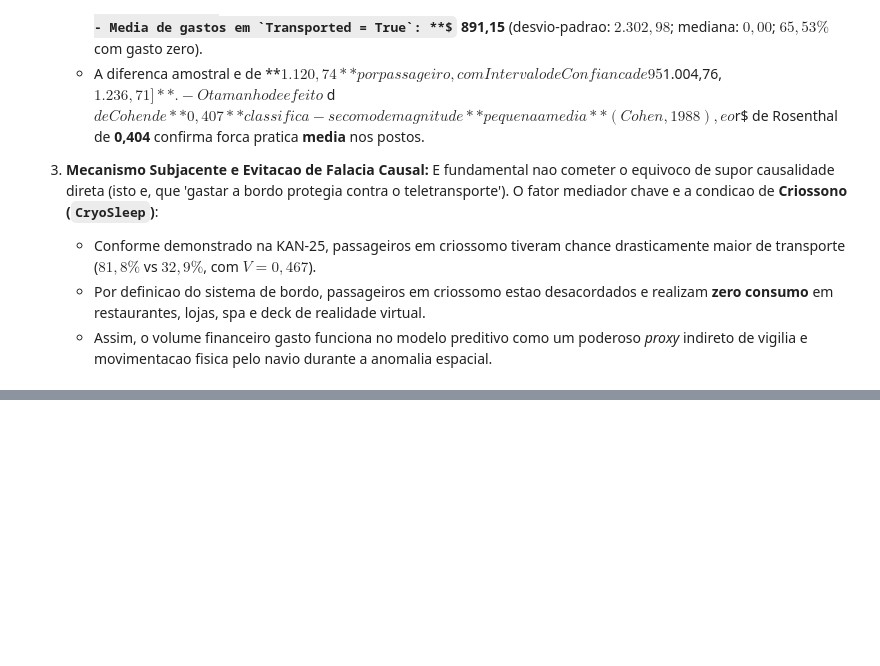
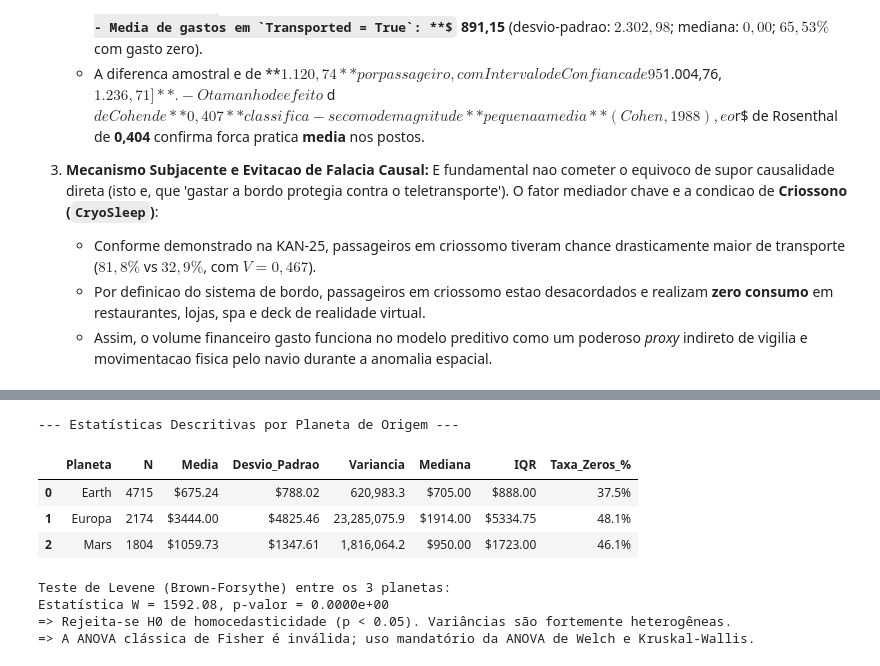
Before and after one commit to gmenezesg/spaceship-titanic-estatistica-posdl, a Jupyter notebook: notebooks/04_testes_hipoteses_anova.ipynb, the cells around one changed output, grey strips where cells are left out. Cells and saved outputs as stored; diff of their text form; code cells hidden in the pictures; some formulas as TeX source; blank space fills up the shorter version.

```diff
--- a/notebooks/04_testes_hipoteses_anova.ipynb
+++ b/notebooks/04_testes_hipoteses_anova.ipynb
@@ -620,0 +667,49 @@ Os resultados inferenciais da KAN-26 fornecem subsidios conclusivos para respond
+# %%
+# Diagnósticos descritivos e Teste de Homocedasticidade de Levene para os 3 Planetas
+gastos_earth = df[df['HomePlanet'] == 'Earth']['TotalSpend']
+gastos_europa = df[df['HomePlanet'] == 'Europa']['TotalSpend']
+gastos_mars = df[df['HomePlanet'] == 'Mars']['TotalSpend']
+
+planetas_grupos = {
+    'Earth': gastos_earth,
+    'Europa': gastos_europa,
+    'Mars': gastos_mars
+}
+
+# Tabela descritiva formatada
+descritivas_planetas = []
+for nome, g in planetas_grupos.items():
+    descritivas_planetas.append({
+        'Planeta': nome,
+        'N': len(g),
+        'Media': f"${g.mean():.2f}",
+        'Desvio_Padrao': f"${g.std(ddof=1):.2f}",
+        'Variancia': f"{g.var(ddof=1):,.1f}",
+        'Mediana': f"${g.median():.2f}",
+        'IQR': f"${g.quantile(0.75) - g.quantile(0.25):.2f}",
+        'Taxa_Zeros_%': f"{(g == 0).mean() * 100:.1f}%"
+    })
+
+df_desc_planetas = pd.DataFrame(descritivas_planetas)
+print("--- Estatísticas Descritivas por Planeta de Origem ---")
+display(df_desc_planetas)
+
+# Teste de Levene centrado na mediana (Brown-Forsythe)
+stat_levene_p, p_levene_p = stats.levene(gastos_earth, gastos_europa, gastos_mars, center='median')
+print(f"\nTeste de Levene (Brown-Forsythe) entre os 3 planetas:")
+print(f"Estatística W = {stat_levene_p:.2f}, p-valor = {p_levene_p:.4e}")
+if p_levene_p < 0.05:
+    print("=> Rejeita-se H0 de homocedasticidade (p < 0.05). Variâncias são fortemente heterogêneas.")
+    print("=> A ANOVA clássica de Fisher é inválida; uso mandatório da ANOVA de Welch e Kruskal-Wallis.")
+else:
+    print("=> Não se rejeita H0 de homocedasticidade.")
+# %% [output]
+--- Estatísticas Descritivas por Planeta de Origem ---
+|  | Planeta | N | Media | Desvio_Padrao | Variancia | Mediana | IQR | Taxa_Zeros_% |
+| 0 | Earth | 4715 | $675.24 | $788.02 | 620,983.3 | $705.00 | $888.00 | 37.5% |
+| 1 | Europa | 2174 | $3444.00 | $4825.46 | 23,285,075.9 | $1914.00 | $5334.75 | 48.1% |
+| 2 | Mars | 1804 | $1059.73 | $1347.61 | 1,816,064.2 | $950.00 | $1723.00 | 46.1% |
+Teste de Levene (Brown-Forsythe) entre os 3 planetas:
+Estatística W = 1592.08, p-valor = 0.0000e+00
+=> Rejeita-se H0 de homocedasticidade (p < 0.05). Variâncias são fortemente heterogêneas.
+=> A ANOVA clássica de Fisher é inválida; uso mandatório da ANOVA de Welch e Kruskal-Wallis.
```
Also changed, not shown: parts of 5 cells of this notebook, 2 other files.
